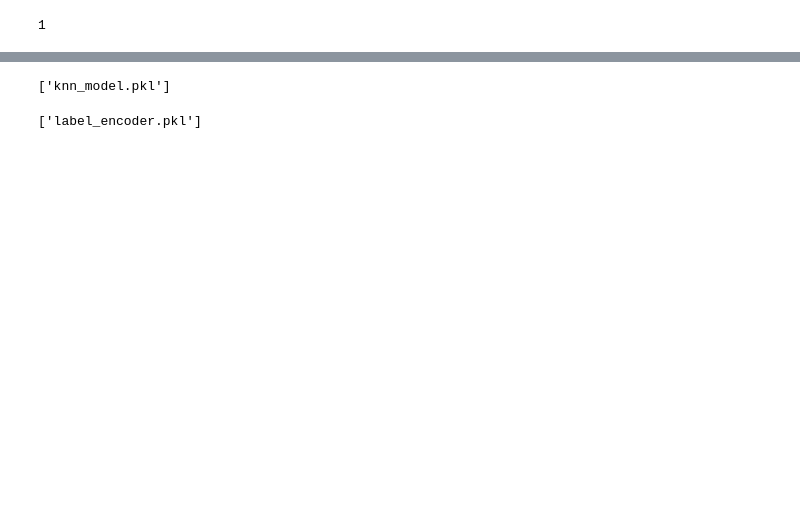
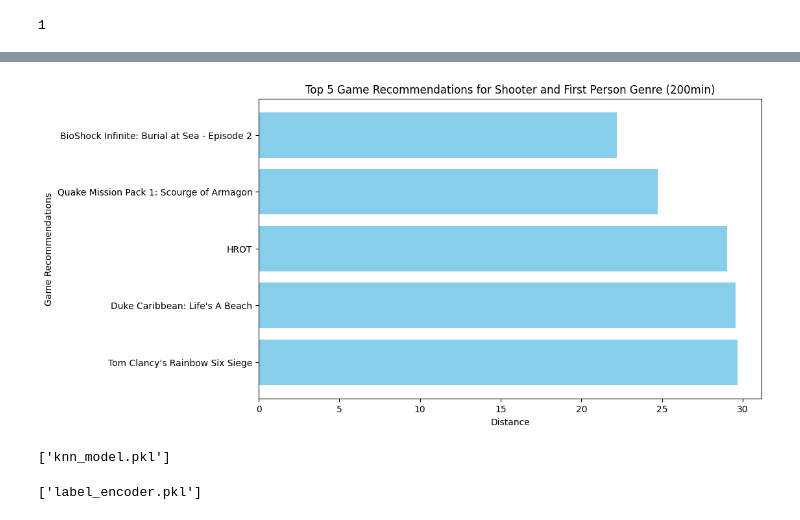
Before and after one commit to NicolasMango/TPO-CIENCIA-DE-DATOS, a Jupyter notebook: CrearModelo.ipynb, the cells around one changed output, grey strips where cells are left out. Cells and saved outputs as stored; diff of their text form; code cells hidden in the pictures; blank space fills up the shorter version.

Commit message:
actualizacion colores

```diff
--- a/CrearModelo.ipynb
+++ b/CrearModelo.ipynb
@@ -132,9 +132,10 @@ knn.fit(X, y)
 y_pred = knn.predict(X_test)
 # Supongamos que `y_train` contiene los nombres de los juegos
 game_names = y.tolist()  # Convierte los nombres en una lista (si aún no lo está)
-
+game_duration = X['Single-Player_Main Story_Average']
 # Añadir `game_names` como un atributo personalizado del modelo
 knn.game_names = game_names
+knn.game_duration = game_duration
 
 # Obtener los 5 vecinos más cercanos para cada muestra en X_test sin cambiar el modelo original
 distances, indices = knn.kneighbors(X_test, n_neighbors=5)
@@ -207,7 +201,7 @@ Recall del modelo: 0.96
 F1 Score del modelo: 0.95
 # %%
 input_genero ='First-Person, Shooter'  # Nuevo género
-input_minutos = 200  # Nuevas minutos estimadass
+input_minutos = 1000  # Nuevas minutos estimadass
 input_review_score = 100  # Puntuación de reseña más cercana a
 # Verificar si el nuevo género está en las etiquetas del encoder
 if input_genero in label_encoder.classes_:
@@ -221,11 +215,11 @@ if input_genero in label_encoder.classes_:
 
     # Obtener las etiquetas de los juegos recomendados
     recommended_games = [knn.game_names[i] for i in indices[0]]  # y contiene los nombres de los juegos
-
     # Imprimir las 5 recomendaciones
     print("Juegos recomendados:")
     for i, game in enumerate(recommended_games, start=1):
         print(f"Opción {i}: {game} (Distancia: {distances[0][i-1]})")
+        print(knn.game_duration[i])
 
 else:
     print(f"El género '{new_genre}' no está presente en los datos originales.")
@@ -242,3 +238,16 @@ array(['Portal'], dtype=object)
+# %%
+import matplotlib.pyplot as plt
+
+# Crear una gráfica de barras para las recomendaciones
+plt.figure(figsize=(10, 6))
+plt.barh(recommended_games, distances[0], color='skyblue')
+plt.xlabel("Distance")
+plt.ylabel("Game Recommendations")
+plt.title("Top 5 Game Recommendations for Shooter and First Person Genre (200min)")
+plt.gca().invert_yaxis()  # Invierte el eje y para que el más cercano esté arriba
+plt.show()
+# %% [output]
+[figure, added]
 # %%
 joblib.dump(knn, 'knn_model.pkl')
 # %% [output]
```
Also changed, not shown: parts of 5 cells of this notebook, 3 other files.
